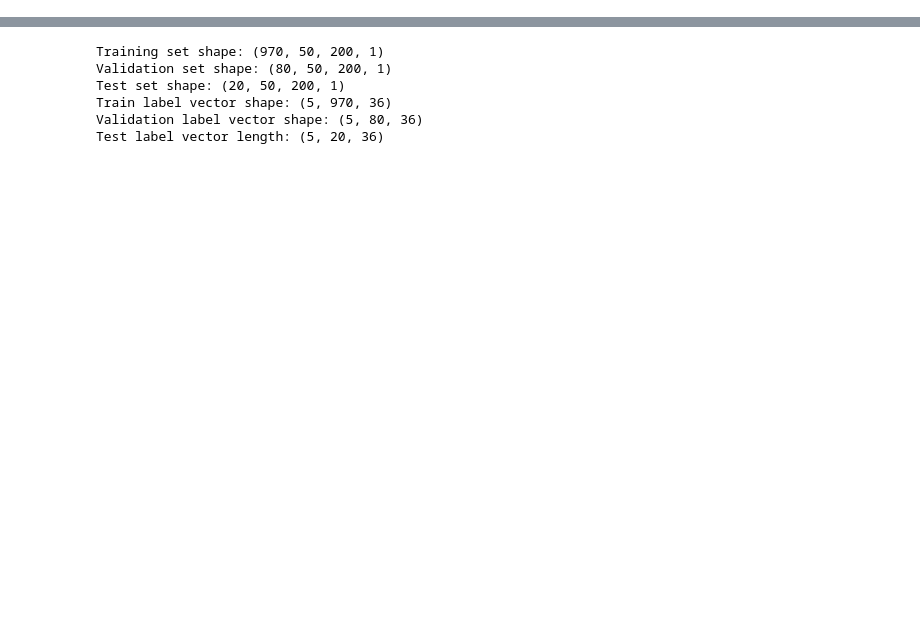
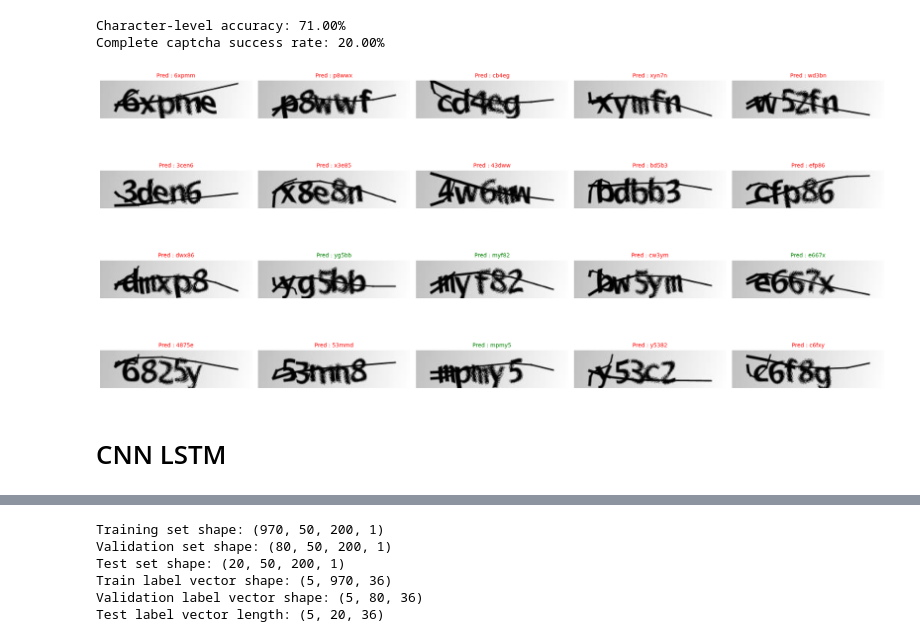
Before and after one commit to Bastagnan/Projet-Deep-Learning, a Jupyter notebook: notebook.ipynb, the cells around one changed output, grey strips where cells are left out. Cells and saved outputs as stored; diff of their text form; code cells hidden in the pictures; blank space fills up the shorter version.

Commit message:
add a few models to compare

```diff
--- a/notebook.ipynb
+++ b/notebook.ipynb
@@ -48,0 +220,3 @@ img_shape = (50, 200, 1)
+# %%
+nb_epoch = 25
+batch_size = 16
@@ -48,0 +227,18 @@ img_shape = (50, 200, 1)
+# %%
+# Define the model
+cnn_model = models.Sequential([
+    layers.Conv2D(32, (3, 3), activation='relu', input_shape=(50, 200, 1)),
+    layers.MaxPooling2D((2, 2)),
+    layers.Conv2D(64, (3, 3), activation='relu'),
+    layers.MaxPooling2D((2, 2)),
+    layers.Flatten(),
+    layers.Dense(128, activation='relu'),
+    layers.Dense(5 * 36, activation='softmax'),  # 5 characters, 36 possible classes (A-Z, 0-9)
+    layers.Reshape((5, 36))  # Reshape to (sequence_length, num_classes)
+])
+
+# Compile the model
+cnn_model.compile(optimizer='adam', loss='categorical_crossentropy', metrics=['accuracy'])
+
+# Summary
+cnn_model.summary()
@@ -48,0 +269,3 @@ img_shape = (50, 200, 1)
+# %%
+# Train the model
+history = cnn_model.fit(X_train, y_train, batch_size=batch_size, epochs=nb_epoch, verbose=1, validation_data=(X_val, y_val))
@@ -48,0 +290,9 @@ img_shape = (50, 200, 1)
+# %%
+# Evaluate CNN model
+evaluate_predictions(cnn_model, X_test, y_test, symbols)
+# %% [output]
+Character-level accuracy: 71.00%
+Complete captcha success rate: 20.00%
+[figure, added]
+# %% [markdown]
+# CNN LSTM
```
Also changed, not shown: parts of 41 cells of this notebook.
